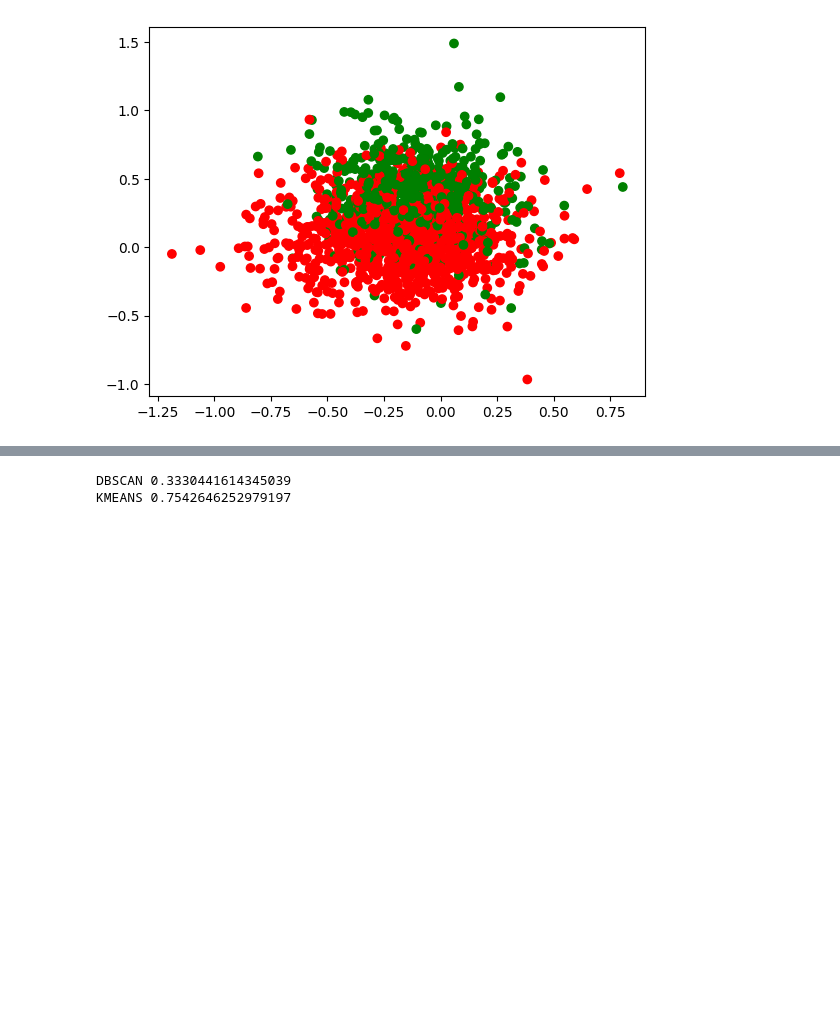
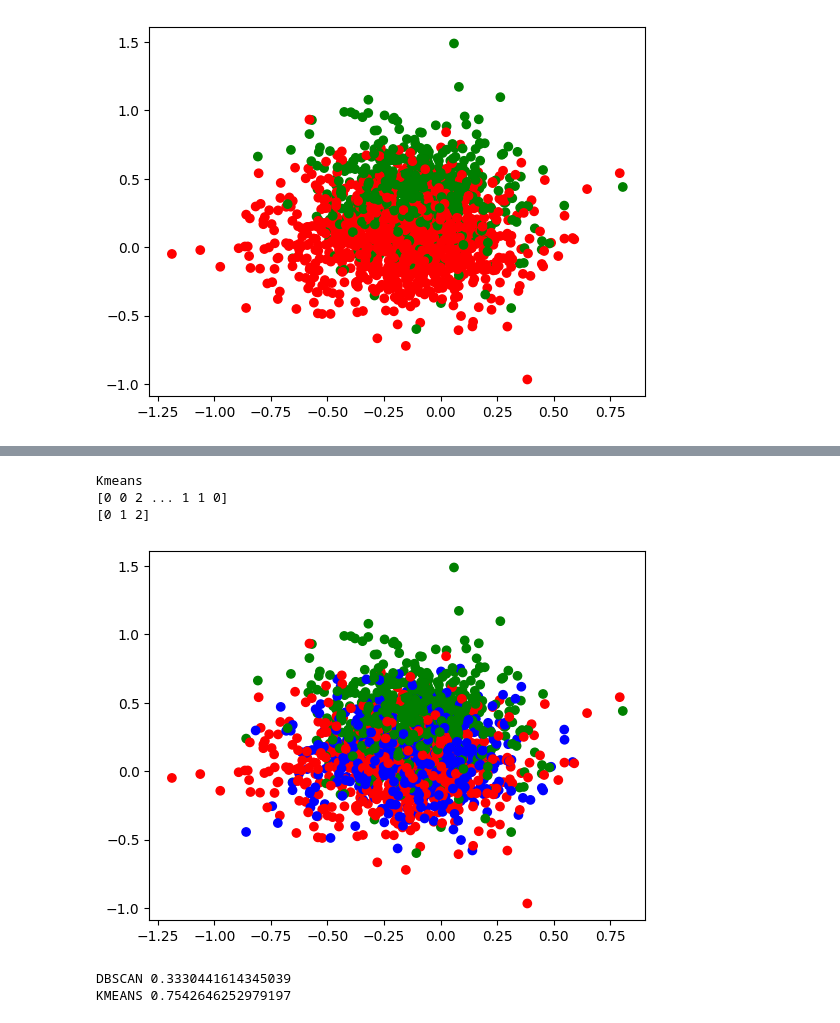
Before and after one commit to uodit05/ccps_research, a Jupyter notebook: Embeddings_Clustering.ipynb, the cells around one changed output, grey strips where cells are left out. Cells and saved outputs as stored; diff of their text form; code cells hidden in the pictures; blank space fills up the shorter version.

```diff
--- a/Embeddings_Clustering.ipynb
+++ b/Embeddings_Clustering.ipynb
@@ -150,3 +171,20 @@ plt.show()
+# %%
+kmeans = KMeans(n_clusters=optimal_k_silhouette, random_state=0, n_init="auto").fit(X_transformers)
+kmeans_labels = kmeans.labels_
+
+print("Kmeans")
+print(kmeans.labels_)
+print(np.unique(kmeans.labels_))
+# %% [output]
+Kmeans
+[0 0 2 ... 1 1 0]
+[0 1 2]
+# %%
+silhouette = [cl[label] for label in kmeans_labels]
+plt.scatter(X_transformers[:,0], X_transformers[:,1], c = silhouette)
+plt.show()
+# %% [output]
+[figure, added]
 # %%
 from sklearn import metrics
 print("DBSCAN", metrics.rand_score(truelabel, db_labels))
```
Also changed, not shown: parts of 1 cell of this notebook.
